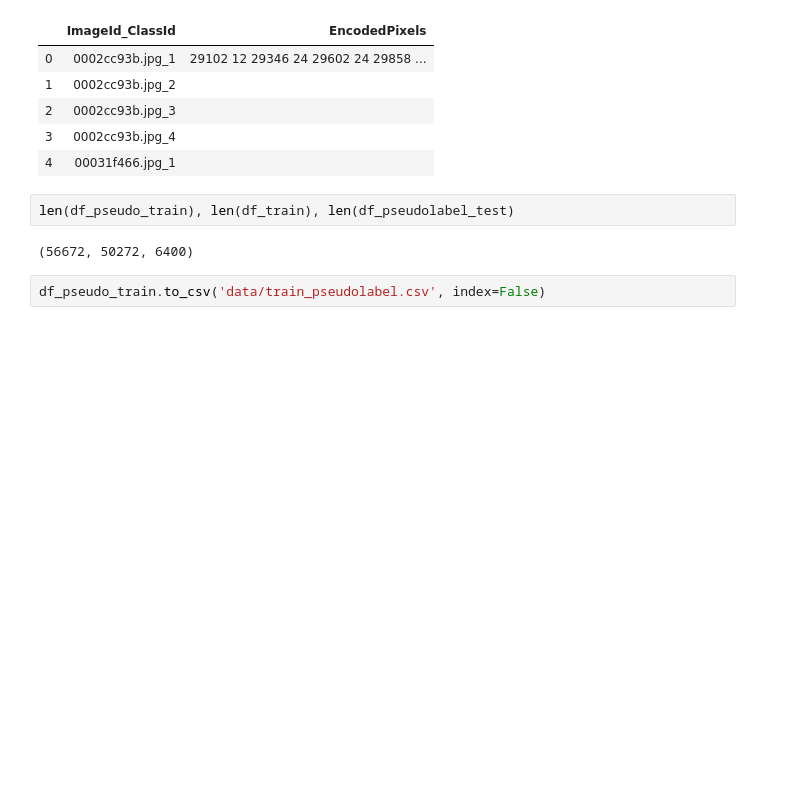
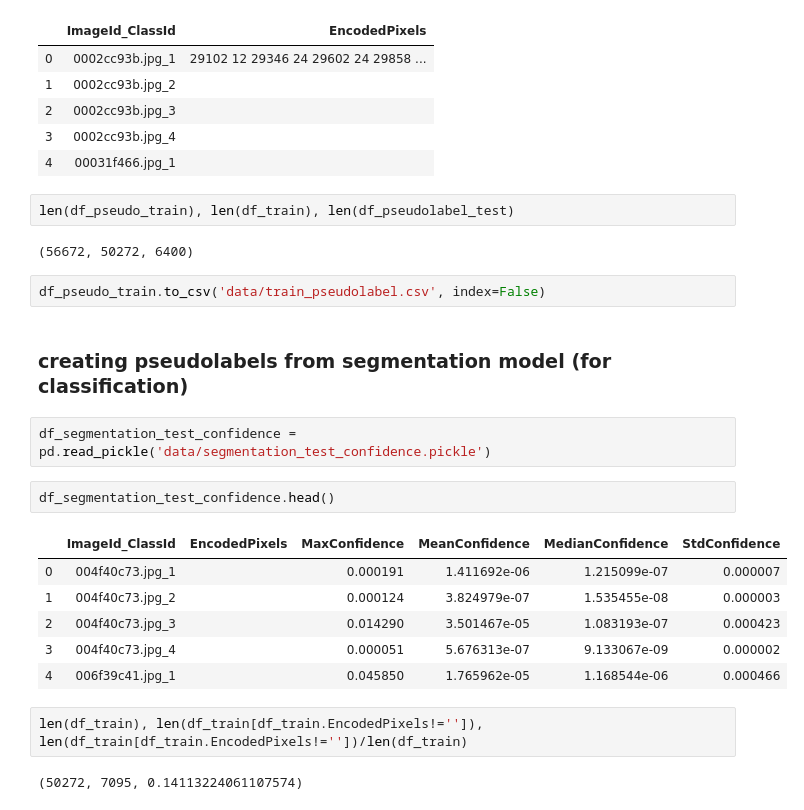
Before and after one commit to CozyDoomer/steel-defect-detection, a Jupyter notebook: create_pseudolabels.ipynb, the cells around one changed output. Drawn from its saved outputs; the diff is of its cells as text; blank space fills up the shorter version.

```diff
--- a/create_pseudolabels.ipynb
+++ b/create_pseudolabels.ipynb
@@ -134,3 +130,20 @@ len(df_pseudo_train), len(df_train), len(df_pseudolabel_test)
 (56672, 50272, 6400)
 # %%
 df_pseudo_train.to_csv('data/train_pseudolabel.csv', index=False)
+# %% [markdown]
+### creating pseudolabels from segmentation model (for classification)
+# %%
+df_segmentation_test_confidence = pd.read_pickle('data/segmentation_test_confidence.pickle')
+# %%
+df_segmentation_test_confidence.head()
+# %% [output]
+|  | ImageId_ClassId | EncodedPixels | MaxConfidence | MeanConfidence | MedianConfidence | StdConfidence |
+| 0 | 004f40c73.jpg_1 |  | 0.000191 | 1.411692e-06 | 1.215099e-07 | 0.000007 |
+| 1 | 004f40c73.jpg_2 |  | 0.000124 | 3.824979e-07 | 1.535455e-08 | 0.000003 |
+| 2 | 004f40c73.jpg_3 |  | 0.014290 | 3.501467e-05 | 1.083193e-07 | 0.000423 |
+| 3 | 004f40c73.jpg_4 |  | 0.000051 | 5.676313e-07 | 9.133067e-09 | 0.000002 |
+| 4 | 006f39c41.jpg_1 |  | 0.045850 | 1.765962e-05 | 1.168544e-06 | 0.000466 |
+# %%
+len(df_train), len(df_train[df_train.EncodedPixels!='']), len(df_train[df_train.EncodedPixels!=''])/len(df_train)
+# %% [output]
+(50272, 7095, 0.14113224061107574)
```
Also changed, not shown: parts of 24 cells of this notebook, 15 other files.
